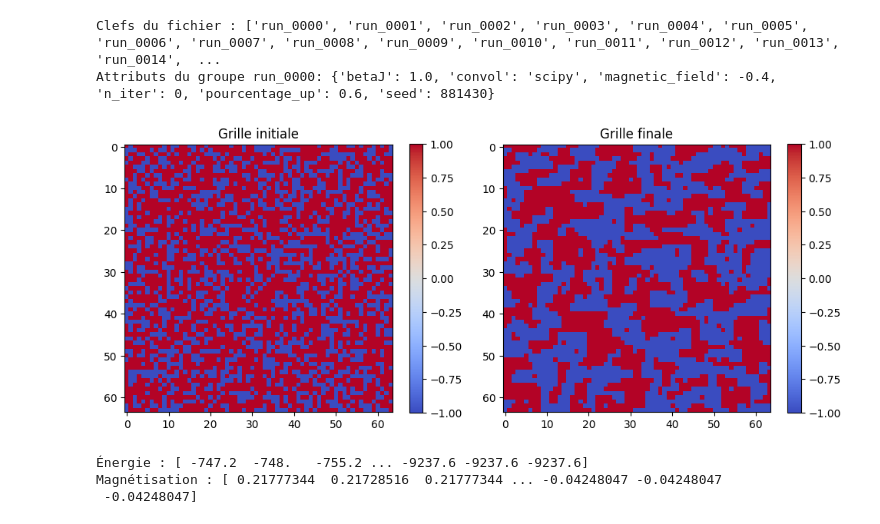
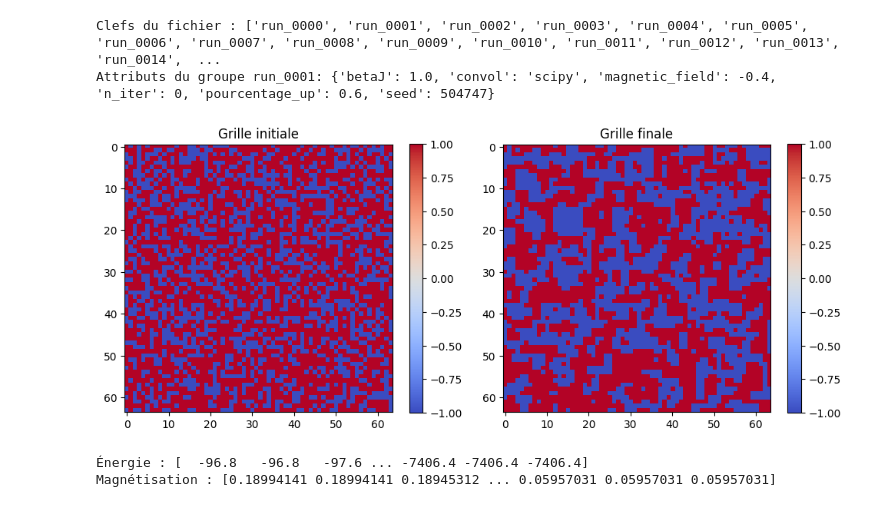
Before and after one commit to arlegare/physnum25, a Jupyter notebook: analyse.ipynb, the cells around one changed output. Saved outputs shown, nothing was run; the diff lists cells and outputs as text; code cells hidden in the pictures.

```diff
--- a/analyse.ipynb
+++ b/analyse.ipynb
@@ -10,39 +35,38 @@ data_folder = "data/" # Ne pas oublier le "/" après. Si en windows, c'est "\"
 # %%
-dataset_name = "run_0000"  # Remplacez par le nom du groupe que vous voulez lire
+dataset_name = "run_0001"  # Remplacez par le nom du groupe que vous voulez lire
 
 data= {}
 
 with h5py.File(data_folder + "results.h5", "r") as file:
     print("Clefs du fichier :", list(file.keys()))
 
     if dataset_name in file:
         group = file[dataset_name]
         data= group
         print(f"Attributs du groupe {dataset_name}:", dict(group.attrs))
         initial_lattice = group["initial_lattice"][:]
         final_lattice = group["final_lattice"][:]
         energy = group["energy"][:]
         magnetization = group["magnetization"][:]
 
         plt.figure(figsize=(10, 4))
         plt.subplot(1, 2, 1)
         plt.title("Grille initiale")
         plt.imshow(initial_lattice, cmap="coolwarm", interpolation="nearest")
         plt.colorbar()
         plt.subplot(1, 2, 2)
         plt.title("Grille finale")
         plt.imshow(final_lattice, cmap="coolwarm", interpolation="nearest")
         plt.colorbar()
         plt.tight_layout()
         plt.show()
         print("Énergie :", energy)
         print("Magnétisation :", magnetization)
     else:
         print(f"Le groupe {dataset_name} n'existe pas dans le fichier.")
 # %% [output]
 Clefs du fichier : ['run_0000', 'run_0001', 'run_0002', 'run_0003', 'run_0004', 'run_0005', 'run_0006', 'run_0007', 'run_0008', 'run_0009', 'run_0010', 'run_0011', 'run_0012', 'run_0013', 'run_0014',  ...
-Attributs du groupe run_0000: {'betaJ': 1.0, 'convol': 'scipy', 'magnetic_field': -0.4, 'n_iter': 0, 'pourcentage_up': 0.6, 'seed': 881430}
+Attributs du groupe run_0001: {'betaJ': 1.0, 'convol': 'scipy', 'magnetic_field': -0.4, 'n_iter': 0, 'pourcentage_up': 0.6, 'seed': 504747}
-[figure, old version]
+[figure, new version]
-Énergie : [ -747.2  -748.   -755.2 ... -9237.6 -9237.6 -9237.6]
-Magnétisation : [ 0.21777344  0.21728516  0.21777344 ... -0.04248047 -0.04248047
- -0.04248047]
+Énergie : [  -96.8   -96.8   -97.6 ... -7406.4 -7406.4 -7406.4]
+Magnétisation : [0.18994141 0.18994141 0.18945312 ... 0.05957031 0.05957031 0.05957031]
```
Also changed, not shown: parts of 4 cells of this notebook, 5 other files.
